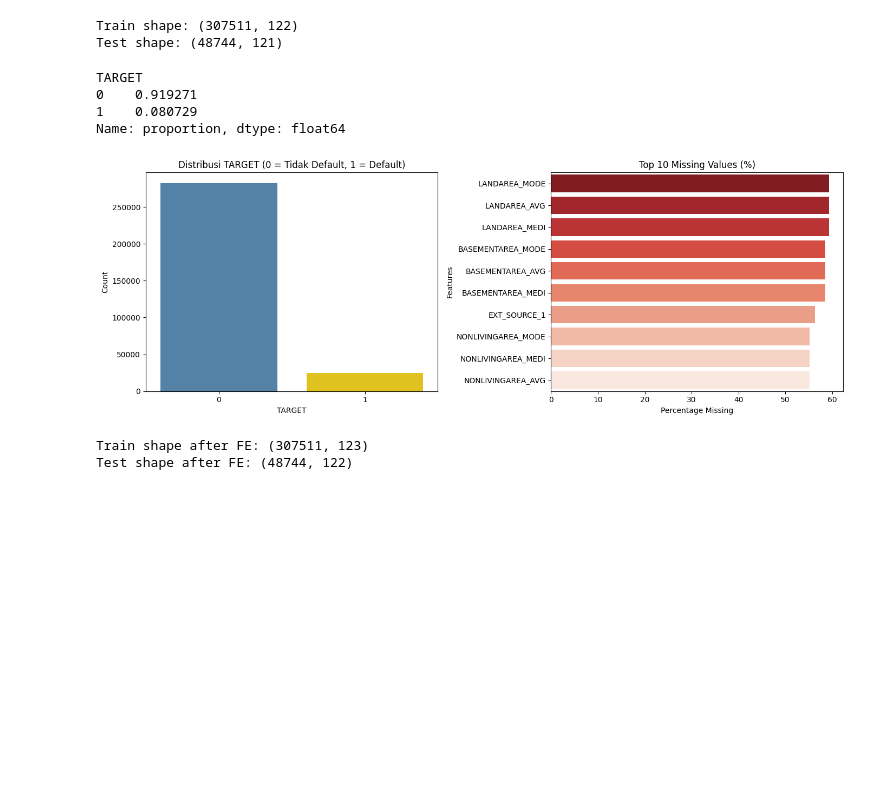
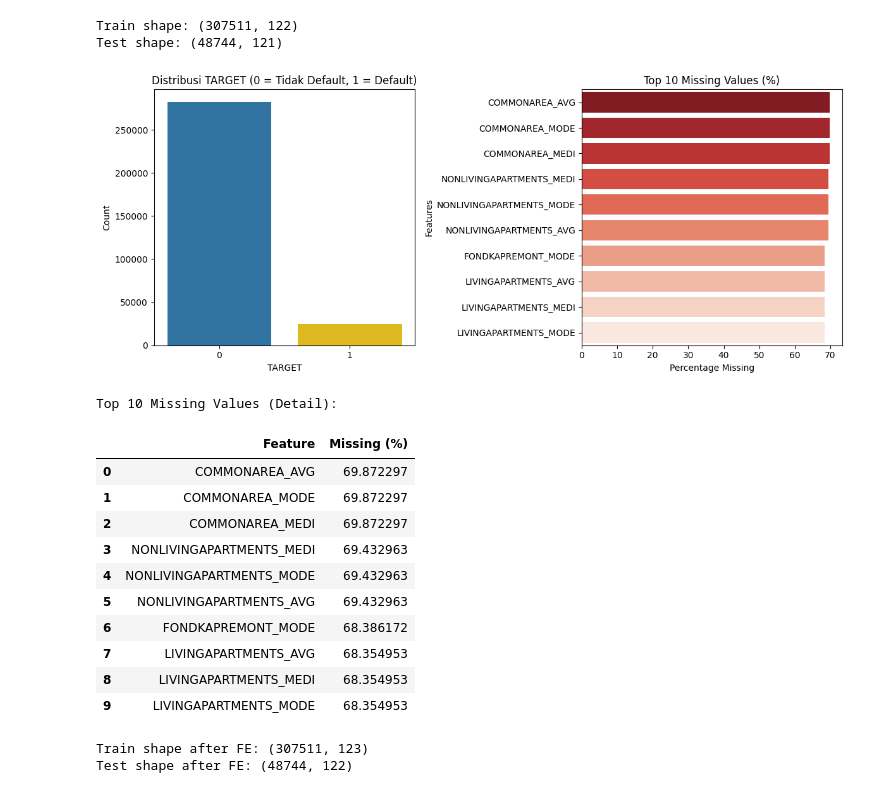
Before and after one commit to qalbiala/home-credit-risk, a Jupyter notebook: Notebook/Rakamin_DataScience.ipynb, the cells around one changed output. Drawn from its saved outputs; the diff is of its cells as text; code cells hidden in the pictures; blank space fills up the shorter version.

```diff
--- a/Notebook/Rakamin_DataScience.ipynb
+++ b/Notebook/Rakamin_DataScience.ipynb
@@ -21,32 +21,48 @@ Train shape: (307511, 122)
 Test shape: (48744, 121)
 # %%
 # Exploratory Data Analysis (EDA)
-# Hitung missing values
-missing = app_train.isnull().mean().sort_values(ascending=False).head(10) * 100
+# Hitung Missing Values
+missing = app_train.isnull().mean().sort_values(ascending=False) * 100
+missing_top10 = missing.head(10).reset_index()
+missing_top10.columns = ["Feature", "Missing (%)"]
 
-fig, axes = plt.subplots(1, 2, figsize=(14,5))
+# Plot Distribusi Target + Missing
+plt.figure(figsize=(12,5))
 
 # Distribusi TARGET
-print(app_train["TARGET"].value_counts(normalize=True))
-sns.countplot(x="TARGET", data=app_train, palette=["steelblue", "gold"], ax=axes[0], hue="TARGET", legend=False)
-axes[0].set_title("Distribusi TARGET (0 = Tidak Default, 1 = Default)")
-axes[0].set_xlabel("TARGET")
-axes[0].set_ylabel("Count")
+plt.subplot(1,2,1)
+sns.countplot(x="TARGET", data=app_train, palette=["#1f77b4", "#ffcc00"], hue="TARGET", legend=False)
+plt.title("Distribusi TARGET (0 = Tidak Default, 1 = Default)")
+plt.xlabel("TARGET")
+plt.ylabel("Count")
 
-# Missing values
-sns.barplot(x=missing.values, y=missing.index, palette="Reds_r", ax=axes[1], hue=missing.index, legend=False)
-axes[1].set_title("Top 10 Missing Values (%)")
-axes[1].set_xlabel("Percentage Missing")
-axes[1].set_ylabel("Features")
+# Missing Values Top 10
+plt.subplot(1,2,2)
+sns.barplot(x="Missing (%)", y="Feature", data=missing_top10, palette="Reds_r", hue="Feature", legend=False)
+plt.title("Top 10 Missing Values (%)")
+plt.xlabel("Percentage Missing")
+plt.ylabel("Features")
 
 plt.tight_layout()
 plt.show()
+
+# === Tampilkan tabel detail ===
+print("Top 10 Missing Values (Detail):")
+display(missing_top10)
 # %% [output]
+[figure, new version]
-TARGET
-0    0.919271
-1    0.080729
-Name: proportion, dtype: float64
+Top 10 Missing Values (Detail):
-[figure, old version]
+|  | Feature | Missing (%) |
+| 0 | COMMONAREA_AVG | 69.872297 |
+| 1 | COMMONAREA_MODE | 69.872297 |
+| 2 | COMMONAREA_MEDI | 69.872297 |
+| 3 | NONLIVINGAPARTMENTS_MEDI | 69.432963 |
+| 4 | NONLIVINGAPARTMENTS_MODE | 69.432963 |
+| 5 | NONLIVINGAPARTMENTS_AVG | 69.432963 |
+| 6 | FONDKAPREMONT_MODE | 68.386172 |
+| 7 | LIVINGAPARTMENTS_AVG | 68.354953 |
+| 8 | LIVINGAPARTMENTS_MEDI | 68.354953 |
+| 9 | LIVINGAPARTMENTS_MODE | 68.354953 |
 # %%
 # Feature Engineering
 # Single-table (dari application_train)
```
Also changed, not shown: 1 other file.
